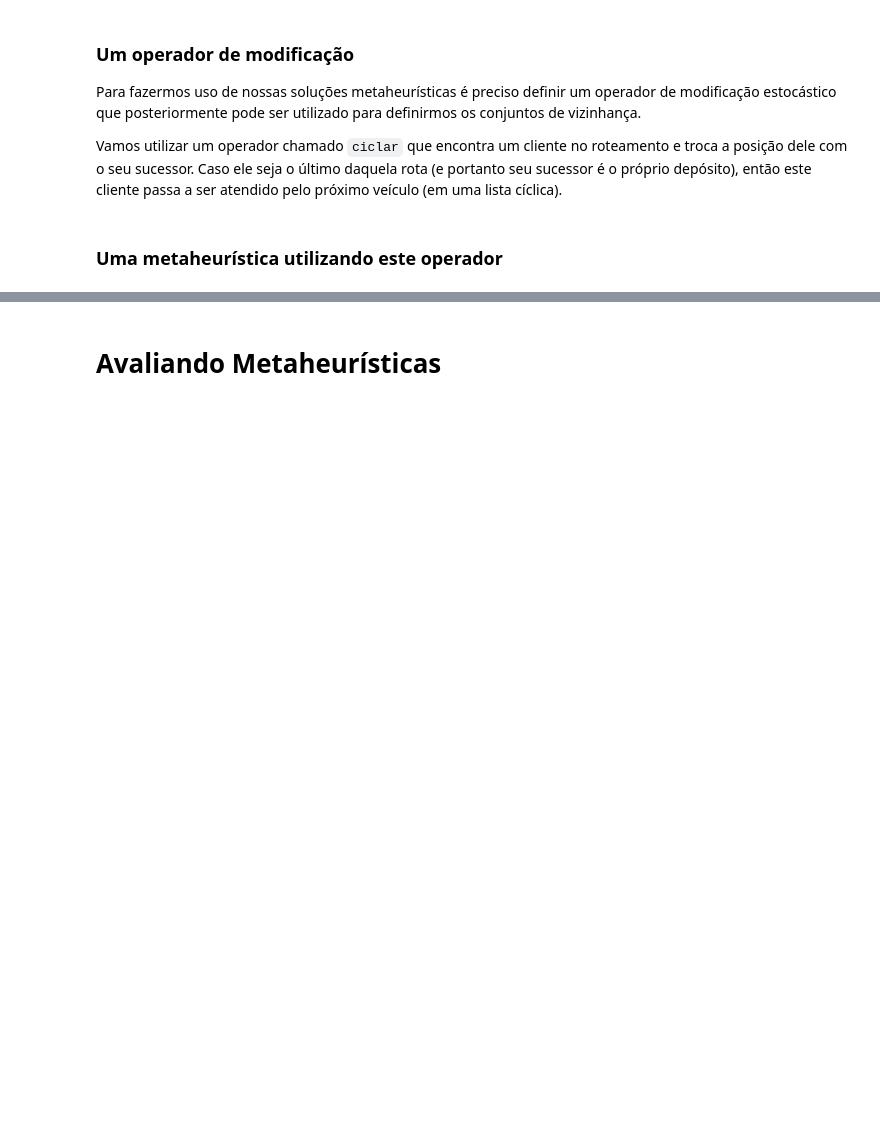
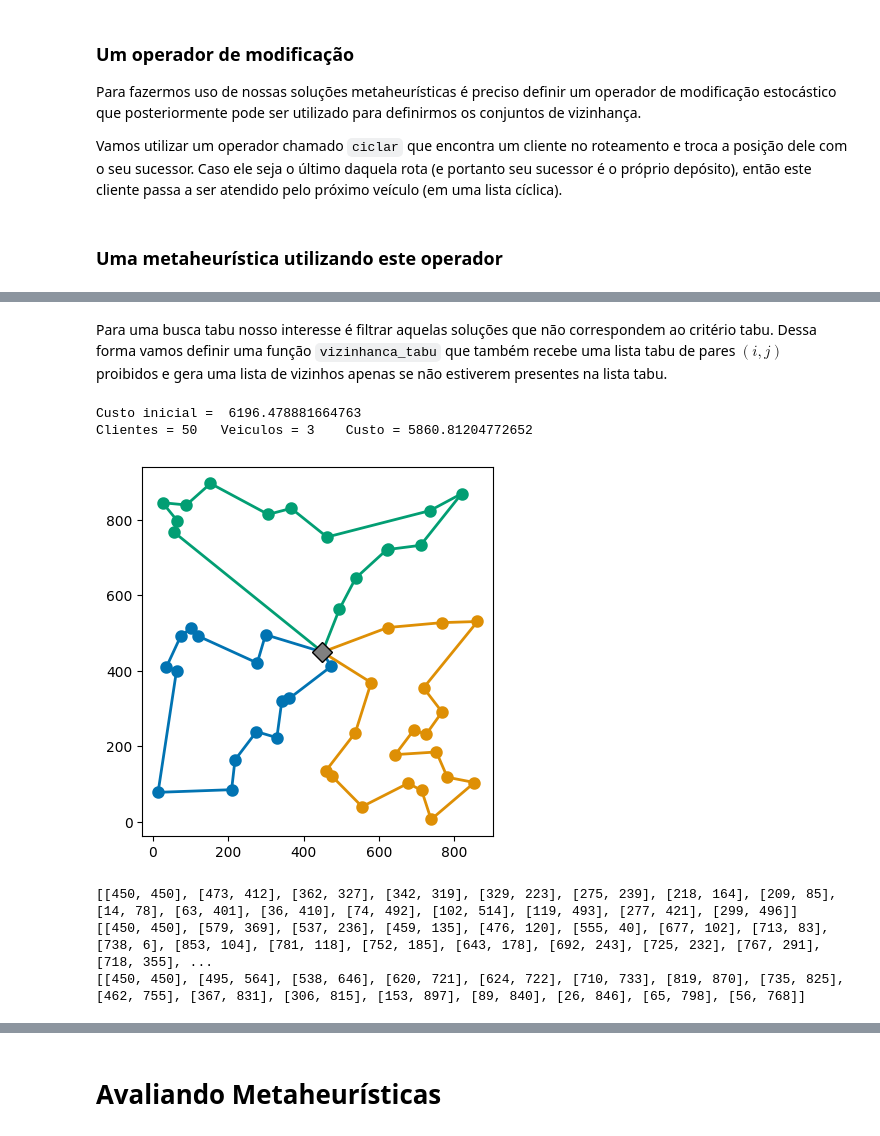
Before and after one commit to cdiegor/Metaheuristicas, a Jupyter notebook: PRV.ipynb, the cells around one changed output, grey strips where cells are left out. Drawn from its saved outputs; the diff is of its cells as text; code cells hidden in the pictures; blank space fills up the shorter version.

````diff
--- a/PRV.ipynb
+++ b/PRV.ipynb
@@ -282,0 +381,5 @@ plt.plot(x,z,  'b.-', markersize=1)
+# %%
+       v v v   , hist = recozimento_simulado_3ops(gerar_prv(50, 3))
+print('Custo inicial = ', hist[0][1])
+plot_prv(prv)
+for rota in prv.rotas: print(rota)
@@ -282,0 +419,40 @@ plt.plot(x,z,  'b.-', markersize=1)
+# %% [markdown]
+Para uma busca tabu nosso interesse é filtrar aquelas soluções que não correspondem ao critério tabu. Dessa forma vamos definir uma função ```vizinhanca_tabu``` que também recebe uma lista tabu de pares $(i, j)$ proibidos e gera uma lista de vizinhos apenas se não estiverem presentes na lista tabu.
+# %%
+def vizinhanca_tabu(S, tabu):
+  return  [ [modifix(S, i, j), (i, j)] for i in range(1, len(S.clientes)) for j in range(1, len(S.clientes)) if (i,j) not in tabu ]
+# %%
+def melhor_vizinho(vizinhanca):
+  return min(vizinhanca, key = lambda S : S[0].custo())
+# %%
+import copy
+import time
+import collections
+
+def busca_tabu_3ops(prv):
+  tabu = collections.deque(maxlen=1+len(prv.clientes)//10)
+  start = time.time()
+  historico = []
+  S = solucao_inicial(prv)
+  prv = copy.deepcopy(S)
+  iteracao = 1
+  while time.time()-start < len(prv.clientes)/5:
+    [S, tupla] = melhor_vizinho(vizinhanca_tabu(S, tabu))
+    if S.custo() < prv.custo():
+      prv = copy.deepcopy(S)
+    tabu.append(tupla)
+    historico.append([iteracao, S.custo(), tupla])
+    iteracao += 1
+  return prv, historico
+# %%
+prv, hist = busca_tabu_3ops(gerar_prv(50, 3))
+print('Custo inicial = ', hist[0][1])
+plot_prv(prv)
+for rota in prv.rotas: print(rota)
+# %% [output]
+Custo inicial =  6196.478881664763
+Clientes = 50   Veiculos = 3    Custo = 5860.81204772652
+[figure, added]
+[[450, 450], [473, 412], [362, 327], [342, 319], [329, 223], [275, 239], [218, 164], [209, 85], [14, 78], [63, 401], [36, 410], [74, 492], [102, 514], [119, 493], [277, 421], [299, 496]]
+[[450, 450], [579, 369], [537, 236], [459, 135], [476, 120], [555, 40], [677, 102], [713, 83], [738, 6], [853, 104], [781, 118], [752, 185], [643, 178], [692, 243], [725, 232], [767, 291], [718, 355], ...
+[[450, 450], [495, 564], [538, 646], [620, 721], [624, 722], [710, 733], [819, 870], [735, 825], [462, 755], [367, 831], [306, 815], [153, 897], [89, 840], [26, 846], [65, 798], [56, 768]]
````
Also changed, not shown: parts of 39 cells of this notebook.
